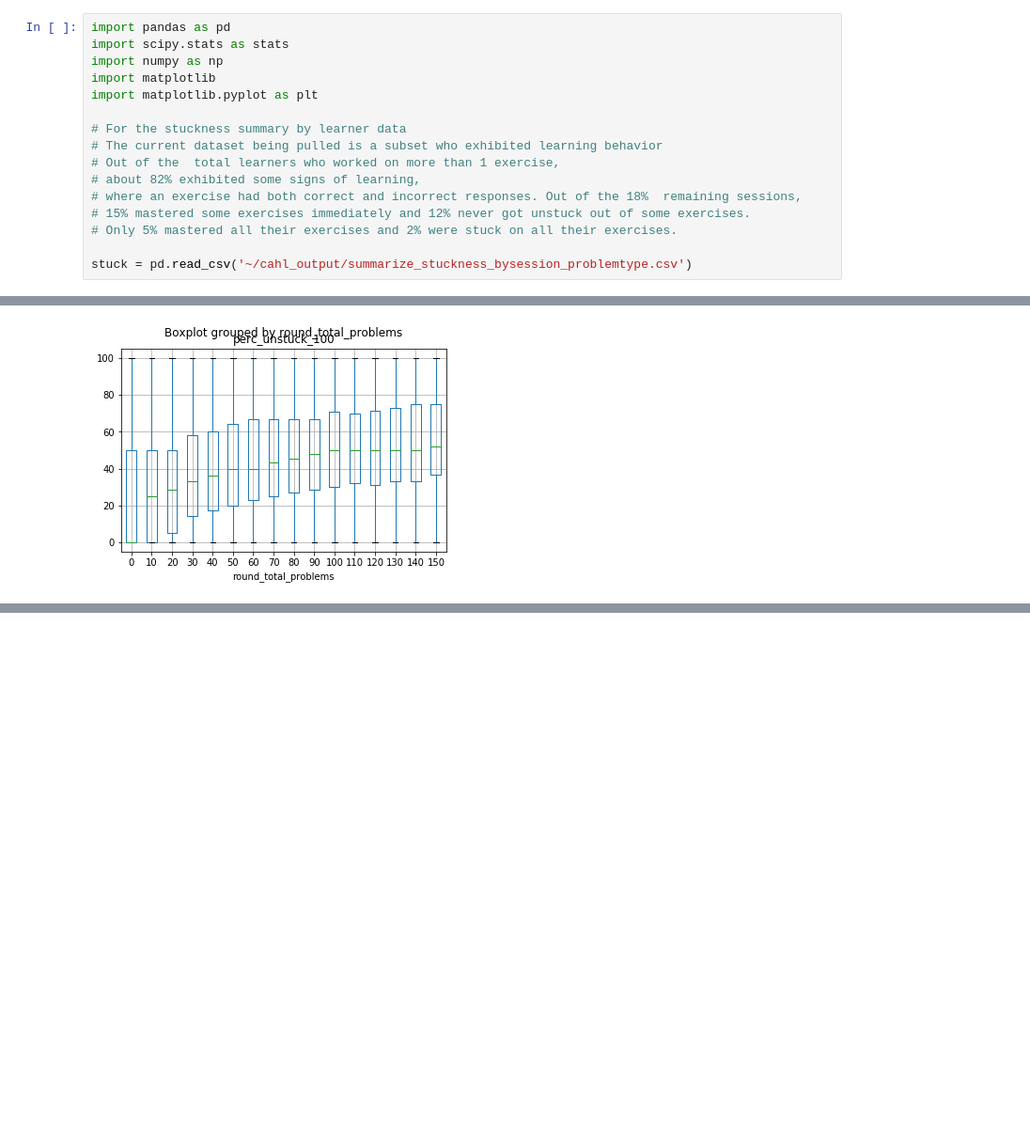
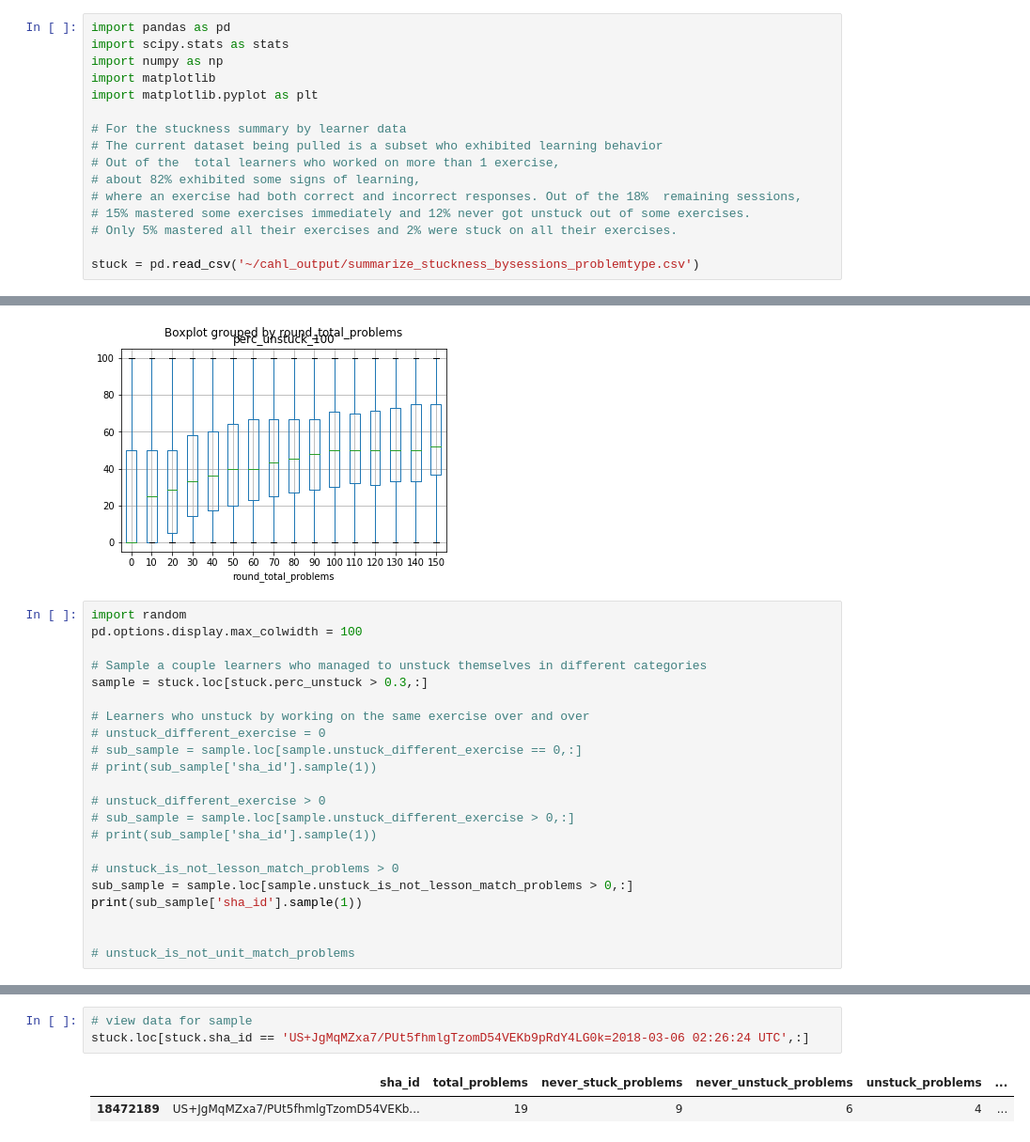
Before and after one commit to catli/cahl-remediation-research, a Jupyter notebook: Aggregate stuckness summary data .ipynb, the cells around one changed output, grey strips where cells are left out. Shown: that part at 94% size. Saved outputs shown, nothing was run; the diff lists cells and outputs as text; blank space fills up the shorter version.

Commit message:
stuckness summary

```diff
--- a/Aggregate stuckness summary data .ipynb
+++ b/Aggregate stuckness summary data .ipynb
@@ -13,7 +13,7 @@ import matplotlib.pyplot as plt
 # 15% mastered some exercises immediately and 12% never got unstuck out of some exercises.
 # Only 5% mastered all their exercises and 2% were stuck on all their exercises.
 
-stuck = pd.read_csv('~/cahl_output/summarize_stuckness_bysession_problemtype.csv')
+stuck = pd.read_csv('~/cahl_output/summarize_stuckness_bysessions_problemtype.csv')
 # %%
 # how often are never unstuck remediation using prereq versus unstuck
 print(sum(stuck['stuck_prereq_match']>0)/sum(stuck['stuck_prereq_avail']>0))
@@ -339,3 +417,25 @@ plt.show()
 # %% [output]
 Average # of problems worked on by % unstuck
 [figure]
+# %%
+import random
+pd.options.display.max_colwidth = 100
+
+# Sample a couple learners who managed to unstuck themselves in different categories
+sample = stuck.loc[stuck.perc_unstuck > 0.3,:]
+
+# Learners who unstuck by working on the same exercise over and over
+# unstuck_different_exercise = 0
+# sub_sample = sample.loc[sample.unstuck_different_exercise == 0,:]
+# print(sub_sample['sha_id'].sample(1))
+
+# unstuck_different_exercise > 0
+# sub_sample = sample.loc[sample.unstuck_different_exercise > 0,:]
+# print(sub_sample['sha_id'].sample(1))
+
+# unstuck_is_not_lesson_match_problems > 0
+sub_sample = sample.loc[sample.unstuck_is_not_lesson_match_problems > 0,:]
+print(sub_sample['sha_id'].sample(1))
+
+
+# unstuck_is_not_unit_match_problems
@@ -341,0 +445,6 @@ Average # of problems worked on by % unstuck
+# %%
+# view data for sample
+stuck.loc[stuck.sha_id == 'US+JgMqMZxa7/PUt5fhmlgTzomD54VEKb9pRdY4LG0k=2018-03-06 02:26:24 UTC',:]
+# %% [output]
+|  | sha_id | total_problems | never_stuck_problems | never_unstuck_problems | unstuck_problems | ... |
+| 18472189 | US+JgMqMZxa7/PUt5fhmlgTzomD54VEKb... | 19 | 9 | 6 | 4 | ... |
```
Also changed, not shown: parts of 8 cells of this notebook, 4 other files.
